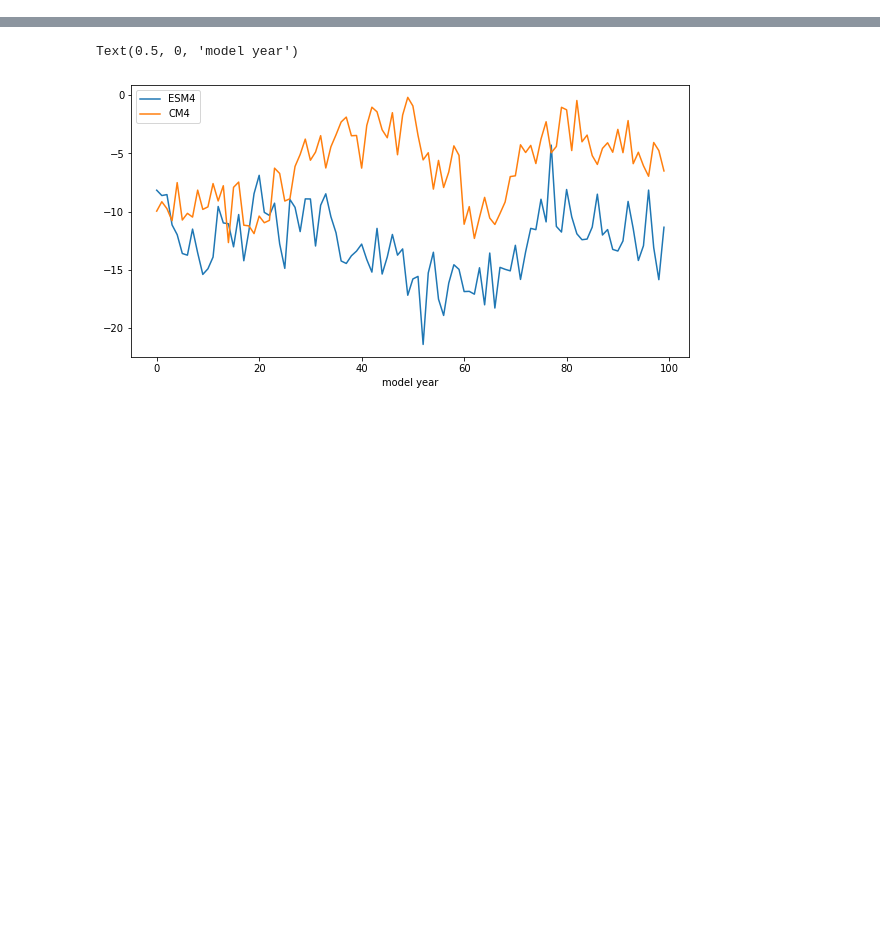
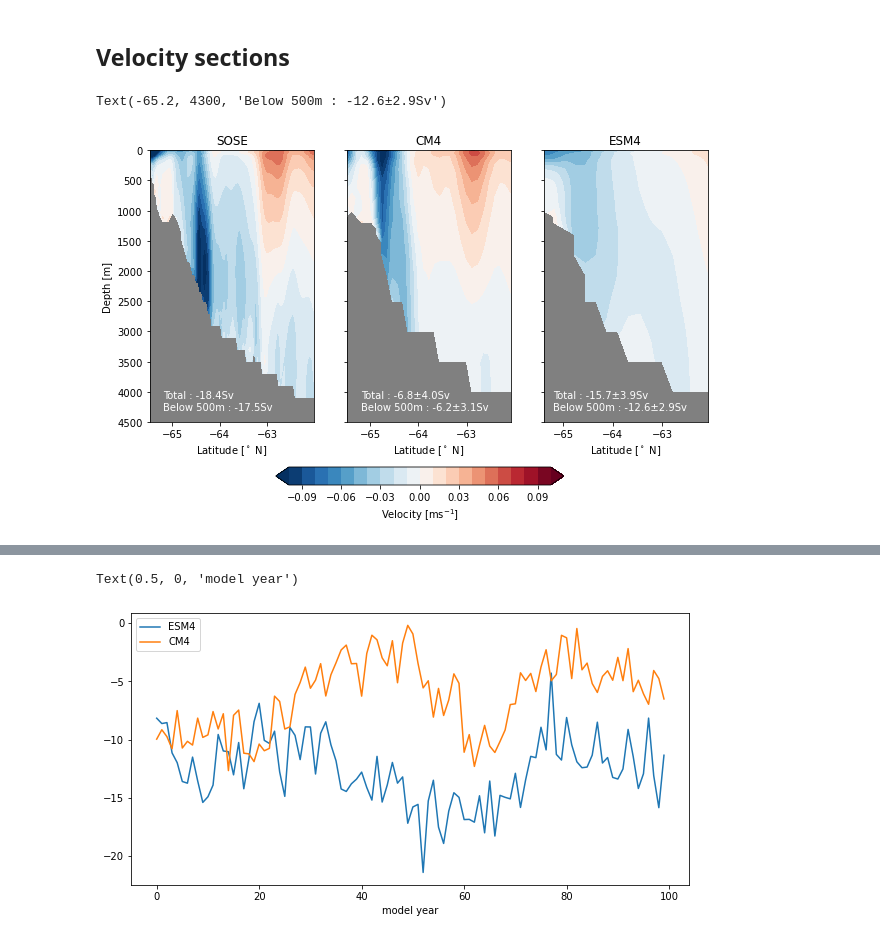
Before and after one commit to becki-beadling/Beadling_et_al_2022_JGROceans, a Jupyter notebook: Beadling_2021_JGROceans_New/ASC_Cross_Sections/draw_ASCobscomp_113E.ipynb, the cells around one changed output, grey strips where cells are left out. Saved outputs shown, nothing was run; the diff lists cells and outputs as text; code cells hidden in the pictures; blank space fills up the shorter version.

Commit message:
adds velocity sections and transport calcs

```diff
--- a/Beadling_2021_JGROceans_New/ASC_Cross_Sections/draw_ASCobscomp_113E.ipynb
+++ b/Beadling_2021_JGROceans_New/ASC_Cross_Sections/draw_ASCobscomp_113E.ipynb
@@ -32,3 +162,4 @@ def calc_asc113E(config):
 # %%
-umo_esm4 = calc_asc113E('ESM4')
-umo_cm4 = calc_asc113E('CM4')
+umo_esm4 = calc_asc113E('ESM4','umo',upperdepth=0)
+umo_cm4 = calc_asc113E('CM4','umo',upperdepth=0)
+umo_sose = calc_asc113E_sose(upperdepth=0,transport=True)
@@ -53,0 +210,75 @@ std : 3.144678 Sv
+# %% [markdown]
+## Velocity sections
+# %%
+uo_esm4 = calc_asc113E('ESM4','uo',upperdepth=0)
+uo_cm4 = calc_asc113E('CM4','uo',upperdepth=0)
+uo_sose = calc_asc113E_sose(upperdepth=0)
+# %%
+plt_kwargs = {
+    'cmap':'RdBu_r',
+    # 'shading':'auto',
+    'levels':np.arange(-0.1,0.11,0.01),
+    # 'vmin':-0.1,'vmax':0.1
+    'extend':'both',
+}
+ylims = [4500,0]
+
+fig,(ax_sose,ax_cm4,ax_esm4)=plt.subplots(figsize=(10,5),ncols=3,subplot_kw={'facecolor':'grey'})
+
+im = ax_sose.contourf(uo_sose['yh'],
+                    -1*uo_sose['z_l'],
+                    uo_sose.transpose(),
+                    **plt_kwargs)
+ax_sose.set_ylim(ylims)
+ax_sose.set_title('SOSE')
+ax_sose.set_ylabel('Depth [m]')
+ax_sose.set_xlabel('Latitude [$^\circ$ N]')
+
+im = ax_cm4.contourf(uo_cm4['yh'],
+                    uo_cm4['z_l'],
+                    uo_cm4.mean('time'),
+                    **plt_kwargs)
+ax_cm4.set_ylim(ylims)
+ax_cm4.set_title('CM4')
+ax_cm4.yaxis.set_ticklabels([])
+ax_cm4.set_xlabel('Latitude [$^\circ$ N]')
+
+im = ax_esm4.contourf(uo_esm4['yh'],
+                    uo_esm4['z_l'],
+                    uo_esm4.mean('time'),
+                    **plt_kwargs)
+ax_esm4.set_ylim(ylims)
+ax_esm4.set_title('ESM4')
+ax_esm4.yaxis.set_ticklabels([])
+ax_esm4.set_xlabel('Latitude [$^\circ$ N]')
+
+cbar_ax = fig.add_axes([0.3, -0.05, 0.4, 0.05])
+cb = fig.colorbar(im, cax=cbar_ax, orientation='horizontal');
+cb.set_label('Velocity [ms$^{-1}$]')
+
+### Add transports
+fontdict={'color':'w'}
+z = 4100
+d = 200
+ax_sose.text(-65.2,z,"Total : "+str(mean['sose_total'])+"Sv",fontdict=fontdict)
+ax_sose.text(-65.2,z+d,
+            "Below 500m : "+str(mean['sose_500'])+"Sv",
+            fontdict=fontdict)
+# ax_sose.text(-65.2,3500+d,"Below 500m : "+str(np.round(umo_sose_sum.values,1))+"Sv",fontdict=fontdict)
+
+ax_cm4.text(-65.2,z,
+            "Total : "+str(mean['cm4_total'])+"±"+str(std['cm4_total'])+"Sv",
+            fontdict=fontdict)
+ax_cm4.text(-65.2,z+d,
+            "Below 500m : "+str(mean['cm4_500'])+"±"+str(std['cm4_500'])+"Sv",
+            fontdict=fontdict)
+
+ax_esm4.text(-65.2,z,
+            "Total : "+str(mean['esm4_total'])+"±"+str(std['esm4_total'])+"Sv",
+            fontdict=fontdict)
+ax_esm4.text(-65.2,z+d,
+            "Below 500m : "+str(mean['esm4_500'])+"±"+str(std['esm4_500'])+"Sv",
+            fontdict=fontdict)
+# %% [output]
+Text(-65.2, 4300, 'Below 500m : -12.6±2.9Sv')
+[figure, added]
```
Also changed, not shown: parts of 12 cells of this notebook.
